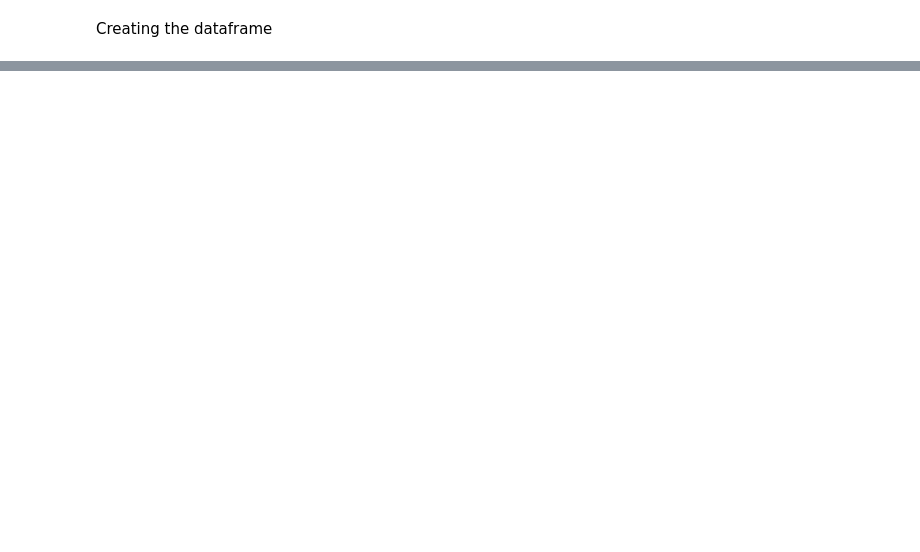
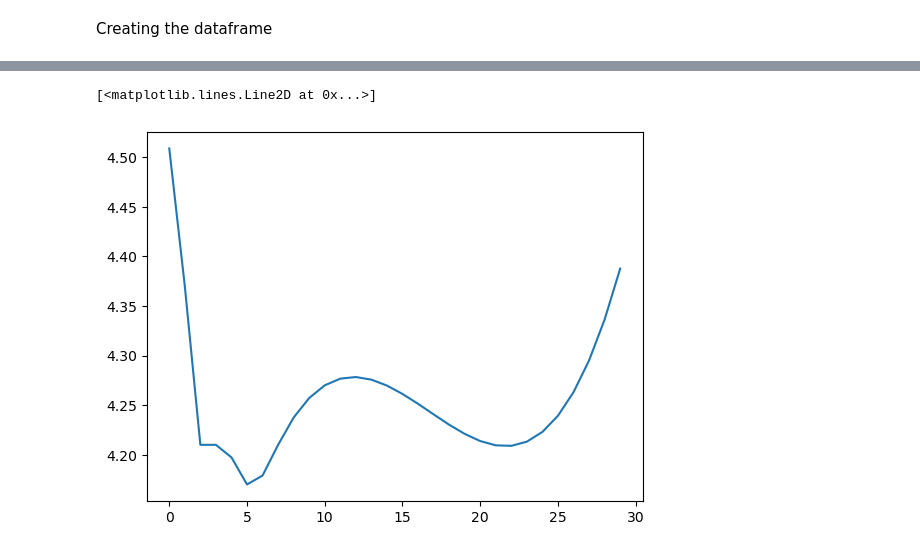
Before and after one commit to jlopes3/MF703_Project, a Jupyter notebook: FixedIncomeAnalysis.ipynb, the cells around one changed output, grey strips where cells are left out. Drawn from its saved outputs; the diff is of its cells as text; code cells hidden in the pictures; blank space fills up the shorter version.

```diff
--- a/FixedIncomeAnalysis.ipynb
+++ b/FixedIncomeAnalysis.ipynb
@@ -76,2 +96,2 @@ for year in e_year_ranges:
 # %%
-T_at_start = FI.Treasuries(df["GT 10 GOVT 11_15_34 Close"][0], 10, issue_date=df.index[0])
+T_at_start = FI.Treasuries(df[10][0], 10, issue_date=df.index[0])
@@ -117,0 +125,7 @@ Date
+# %%
+x = np.arange(0,30)
+
+plt.plot(x, T_at_start.interpolated_yield_curve(df.iloc[-1,:], x))
+# %% [output]
+[<matplotlib.lines.Line2D at 0x...>]
+[figure, added]
```
Also changed, not shown: parts of 20 cells of this notebook, 45 other files.
